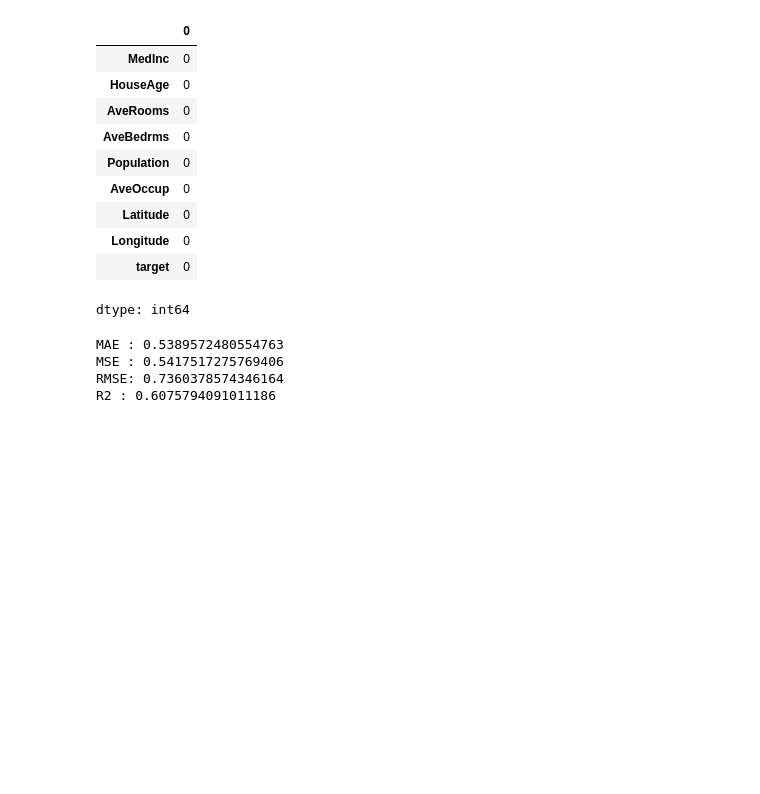
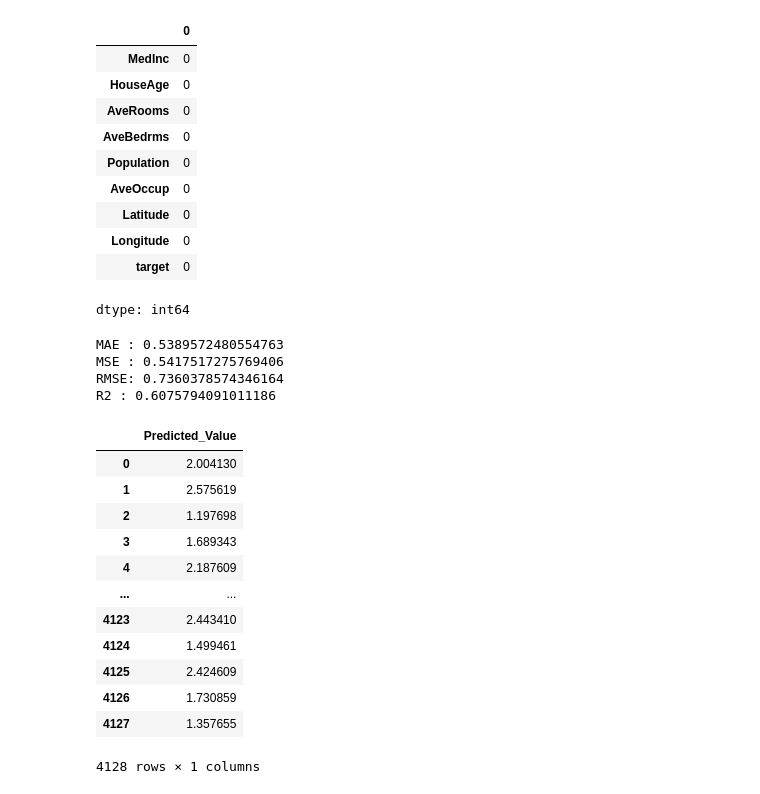
Before and after one commit to Arsalankhan075/California-Housing-Price-Prediction, a Jupyter notebook: Housing-Price-Prediction.ipynb, the cells around one changed output. Drawn from its saved outputs; the diff is of its cells as text; code cells hidden in the pictures; blank space fills up the shorter version.

```diff
--- a/Housing-Price-Prediction.ipynb
+++ b/Housing-Price-Prediction.ipynb
@@ -91,3 +82,21 @@ MAE : 0.5389572480554763
 MSE : 0.5417517275769406
 RMSE: 0.7360378574346164
 R2 : 0.6075794091011186
+# %%
+# Convert y_pred array to a DataFrame with a custom column header
+df_pred =pd.DataFrame(y_pred, columns=['Predicted_Value'])
+df_pred
+# %% [output]
+|  | Predicted_Value |
+| 0 | 2.004130 |
+| 1 | 2.575619 |
+| 2 | 1.197698 |
+| 3 | 1.689343 |
+| 4 | 2.187609 |
+| ... | ... |
+| 4123 | 2.443410 |
+| 4124 | 1.499461 |
+| 4125 | 2.424609 |
+| 4126 | 1.730859 |
+| 4127 | 1.357655 |
+4128 rows × 1 columns
```
Also changed, not shown: parts of 1 cell of this notebook.
